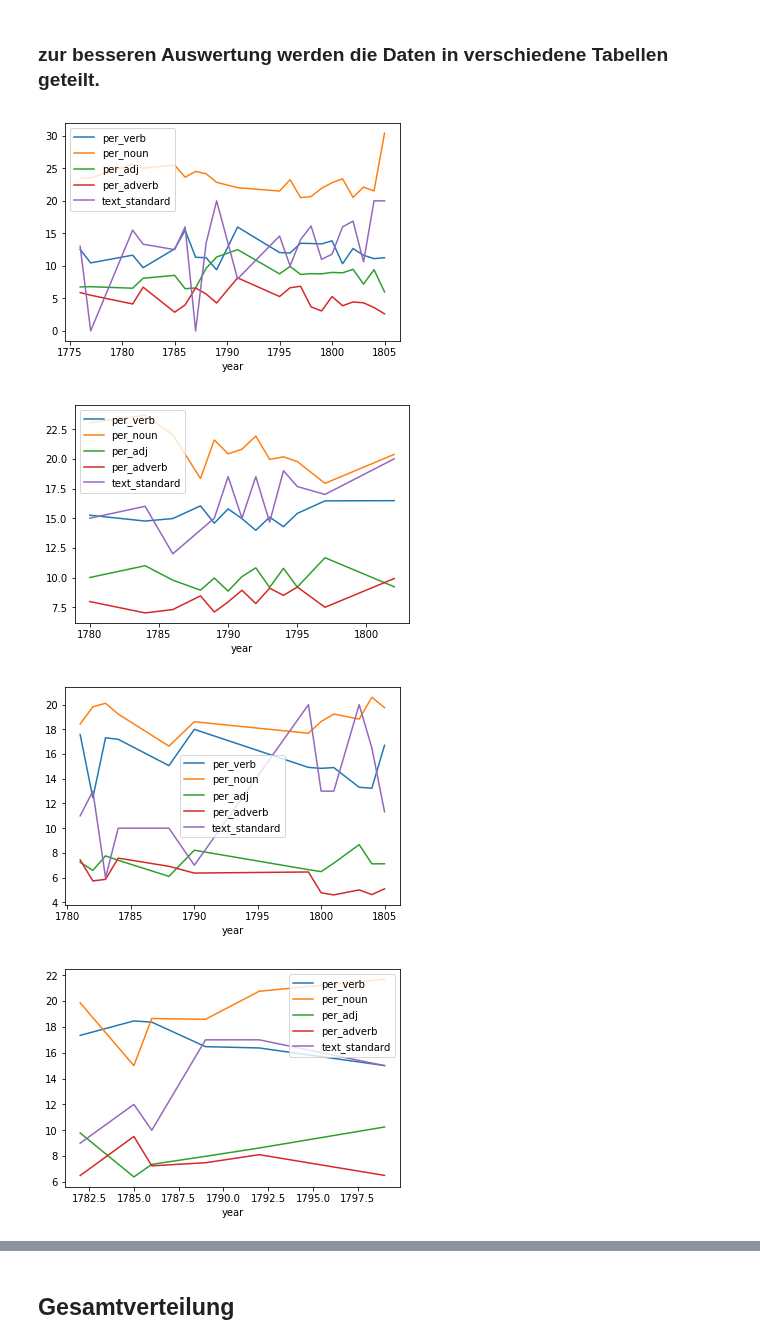
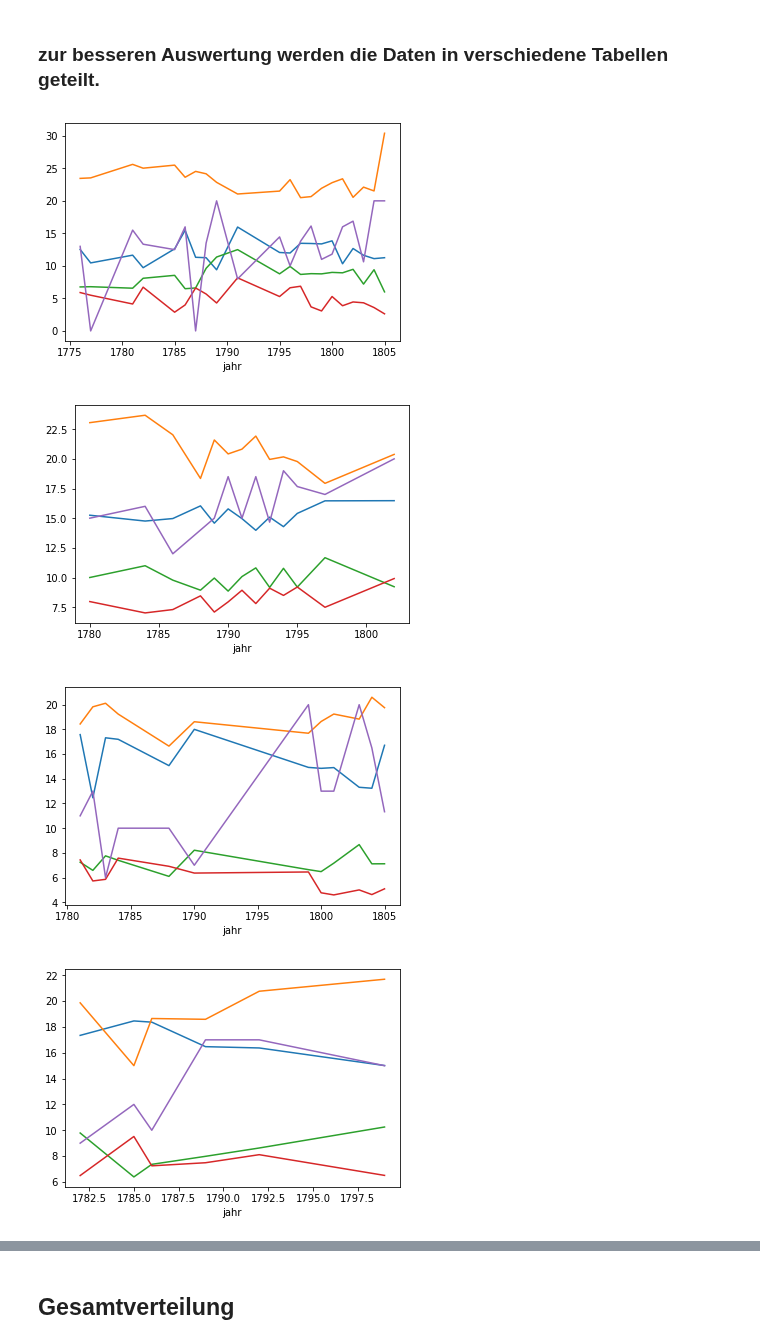
Before and after one commit to robinarthur/5pk, a Jupyter notebook: txt_edit/3_auswertung.ipynb, the cells around one changed output, grey strips where cells are left out. Cells and saved outputs as stored; diff of their text form; code cells hidden in the pictures.

```diff
--- a/txt_edit/3_auswertung.ipynb
+++ b/txt_edit/3_auswertung.ipynb
@@ -27,25 +27,25 @@ d = pd.DataFrame()
 d = d.from_csv('./data/data_wo_text.csv', sep=';')
 
 # put drop all the nr_columns
-d = d[['style', 'year', 'year_dt', 'per_verb', 'per_noun', 'per_adj', 'per_adverb','text_standard']]
+d = d[['werkart', 'jahr', 'jahr_dt', 'vert_verben', 'vert_substantive', 'vert_adjektive', 'vert_adverbien','text_standard']]
 # %% [markdown]
 <h3>zur besseren Auswertung werden die Daten in verschiedene Tabellen geteilt.</h3>
 # %%
-# how many styles i have?
-# print(set(d['style']))
+# how many werkarts i have?
+# print(set(d['werkart']))
 # --> {'Gedicht ', 'Philo ', 'Drama ', 'Epik ', 'Nacherz ', 'Historie ', 'Brief '}
 #
-# so i need 7 tables, one for every style
-# in this tables there have to be only 1 row for every year, not more!!
+# so i need 7 tables, one for every werkart
+# in this tables there have to be only 1 row for every jahr, not more!!
 #
 
-data_tbl_gedicht = d.loc[d['style'] == 'Gedicht ']
-data_tbl_philo = d.loc[d['style'] == 'Philo ']
-data_tbl_drama = d.loc[d['style'] == 'Drama ']
-data_tbl_epik = d.loc[d['style'] == 'Epik ']
-data_tbl_nacherz = d.loc[d['style'] == 'Nacherz ']
-data_tbl_historie = d.loc[d['style'] == 'Historie ']
-data_tbl_brief = d.loc[d['style'] == 'Brief ']
+data_tbl_gedicht = d.loc[d['werkart'] == 'Gedicht ']
+data_tbl_philo = d.loc[d['werkart'] == 'Philo ']
+data_tbl_drama = d.loc[d['werkart'] == 'Drama ']
+data_tbl_epik = d.loc[d['werkart'] == 'Epik ']
+data_tbl_nacherz = d.loc[d['werkart'] == 'Nacherz ']
+data_tbl_historie = d.loc[d['werkart'] == 'Historie ']
+data_tbl_brief = d.loc[d['werkart'] == 'Brief ']
 
 # this should have the length of 663
 # --> 663 - check
@@ -53,14 +55,15 @@ data_tbl_brief = d.loc[d['style'] == 'Brief ']
 # %%
-# build the average per year
-data_tbl_gedicht = data_tbl_gedicht.groupby('year').mean().plot()
-data_tbl_philo = data_tbl_philo.groupby('year').mean().plot()
-data_tbl_drama = data_tbl_drama.groupby('year').mean().plot()
-data_tbl_epik = data_tbl_epik.groupby('year').mean().plot()
-data_tbl_nacherz = data_tbl_nacherz.groupby('year').mean().plot()
-data_tbl_historie = data_tbl_historie.groupby('year').mean().plot()
-data_tbl_brief = data_tbl_brief.groupby('year').mean().plot()
+# build the average per jahr
+#data_tbl_gedicht =
+data_tbl_gedicht.groupby('jahr').mean().plot(legend=False)
+data_tbl_philo = data_tbl_philo.groupby('jahr').mean().plot(legend=False)
+data_tbl_drama = data_tbl_drama.groupby('jahr').mean().plot(legend=False)
+data_tbl_epik = data_tbl_epik.groupby('jahr').mean().plot(legend=False)
+data_tbl_nacherz = data_tbl_nacherz.groupby('jahr').mean().plot(legend=False)
+data_tbl_historie = data_tbl_historie.groupby('jahr').mean().plot(legend=False)
+data_tbl_brief = data_tbl_brief.groupby('jahr').mean().plot(legend=False)
 # %% [output]
-[figure, old version]
+[figure, new version]
-[figure, old version]
+[figure, new version]
-[figure, old version]
+[figure, new version]
-[figure, old version]
+[figure, new version]
```
Also changed, not shown: parts of 28 cells of this notebook, 47 other files.
